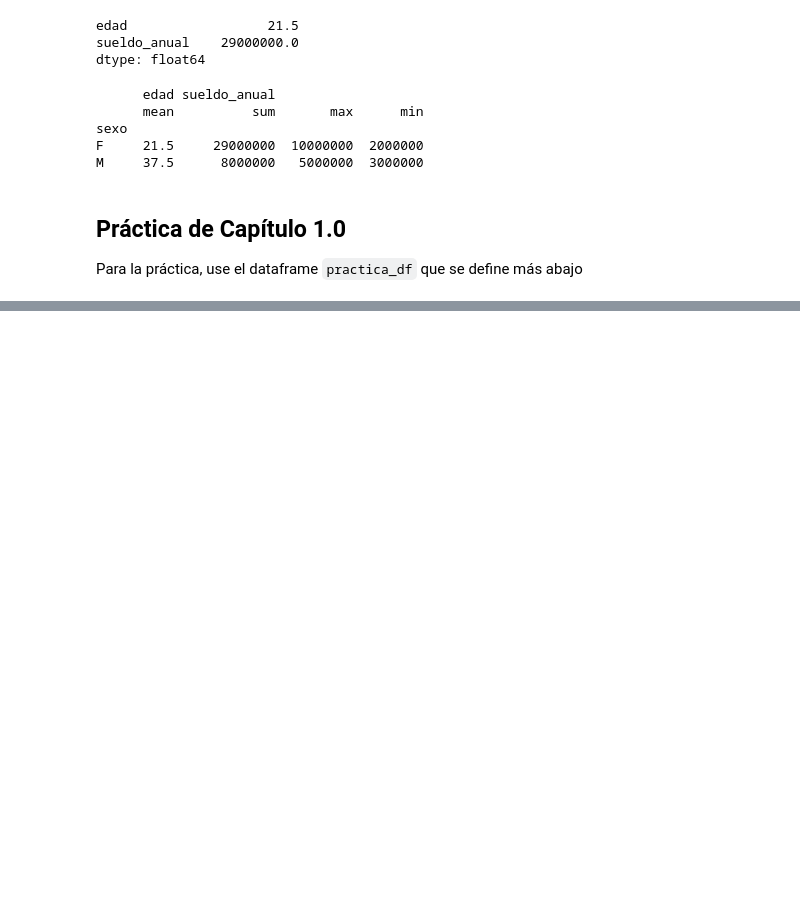
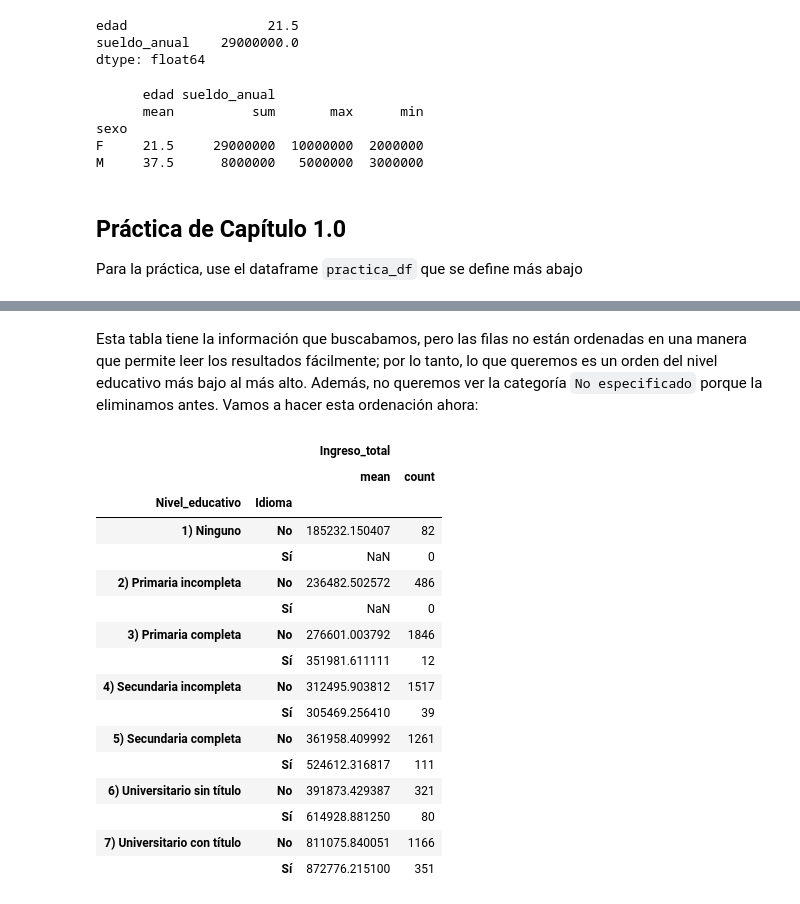
Before and after one commit to SimonGsponer/Introduciendo_Python_Para_Ciencias_Sociales, a Jupyter notebook: Analysis_de_Datos_Para_Ciencias_Sociales_Clase_1.ipynb, the cells around one changed output, grey strips where cells are left out. Cells and saved outputs as stored; diff of their text form; code cells hidden in the pictures; blank space fills up the shorter version.

```diff
--- a/Analysis_de_Datos_Para_Ciencias_Sociales_Clase_1.ipynb
+++ b/Analysis_de_Datos_Para_Ciencias_Sociales_Clase_1.ipynb
@@ -582,0 +643,62 @@ df['Edad'].value_counts().items()
+# %% [markdown]
+Esta tabla tiene la información que buscabamos, pero las filas no están ordenadas en una manera que permite leer los resultados fácilmente; por lo tanto, lo que queremos es un orden del nivel educativo más bajo al más alto. Además, no queremos ver la categoría `No especificado` porque la eliminamos antes. Vamos a hacer esta ordenación ahora:
+# %%
+# borrar categoría No especificado
+df['Nivel_educativo'] = df['Nivel_educativo'].cat.remove_categories('No especificado')
+# %%
+# nuevos nombres para las categorías
+df['Nivel_educativo'] = df['Nivel_educativo'].cat.rename_categories(
+    {
+        'Ninguno': '1) Ninguno',
+        'Primaria incompleta': '2) Primaria incompleta',
+        'Primaria completa': '3) Primaria completa',
+        'Secundaria incompleta': '4) Secundaria incompleta',
+        'Secundaria completa': '5) Secundaria completa',
+        'Universitario sin título': '6) Universitario sin título',
+        'Universitario con título': '7) Universitario con título'
+    }
+)
+# %%
+# definición del orden
+df['Nivel_educativo'] = df['Nivel_educativo'].cat.reorder_categories(
+    [
+        '1) Ninguno',
+        '2) Primaria incompleta',
+        '3) Primaria completa',
+        '4) Secundaria incompleta',
+        '5) Secundaria completa',
+        '6) Universitario sin título',
+        '7) Universitario con título'
+    ]
+)
+# %%
+# hacemos la agregación otra vez
+agg_df = (
+    df
+    .groupby(['Nivel_educativo', 'Idioma'])
+    .agg(
+          {
+              'Ingreso_total': ['mean', 'count']
+          }
+    )
+)
+# %%
+agg_df
+# %% [output]
+|  |  | Ingreso_total |  |
+|  |  | mean | count |
+| Nivel_educativo | Idioma |  |  |
+| 1) Ninguno | No | 185232.150407 | 82 |
+|  | Sí | NaN | 0 |
+| 2) Primaria incompleta | No | 236482.502572 | 486 |
+|  | Sí | NaN | 0 |
+| 3) Primaria completa | No | 276601.003792 | 1846 |
+|  | Sí | 351981.611111 | 12 |
+| 4) Secundaria incompleta | No | 312495.903812 | 1517 |
+|  | Sí | 305469.256410 | 39 |
+| 5) Secundaria completa | No | 361958.409992 | 1261 |
+|  | Sí | 524612.316817 | 111 |
+| 6) Universitario sin título | No | 391873.429387 | 321 |
+|  | Sí | 614928.881250 | 80 |
+| 7) Universitario con título | No | 811075.840051 | 1166 |
+|  | Sí | 872776.215100 | 351 |
```
Also changed, not shown: parts of 113 cells of this notebook.
